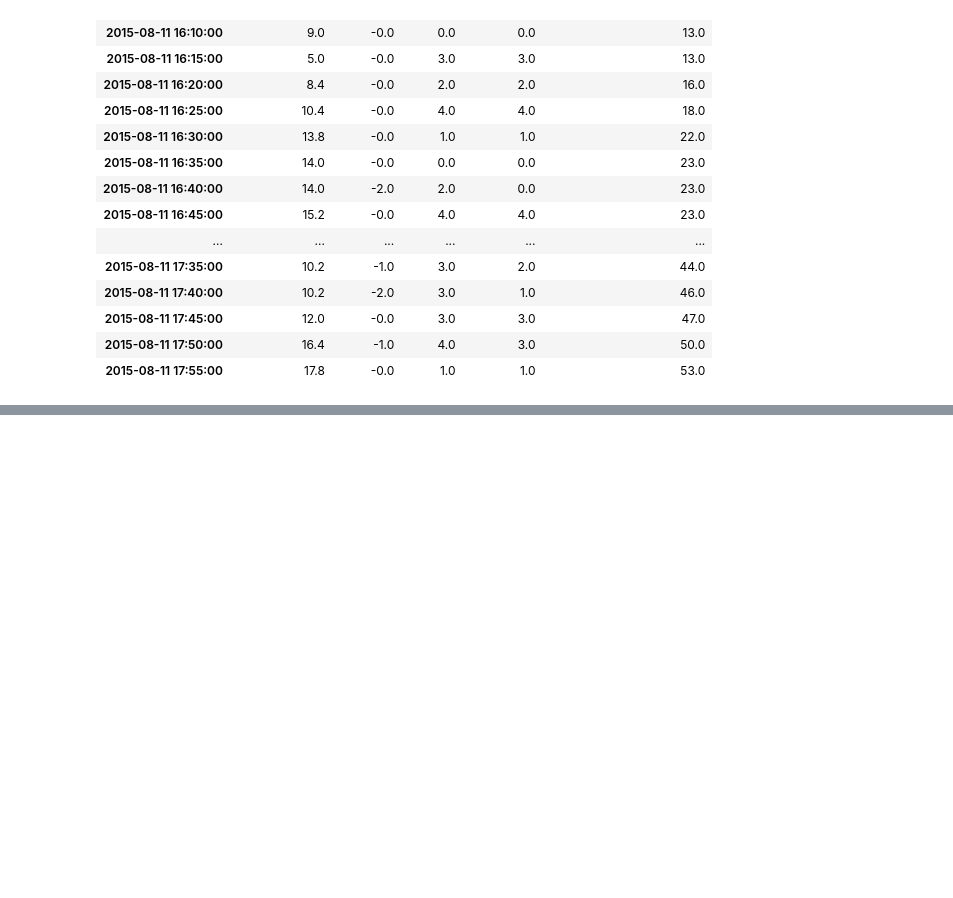
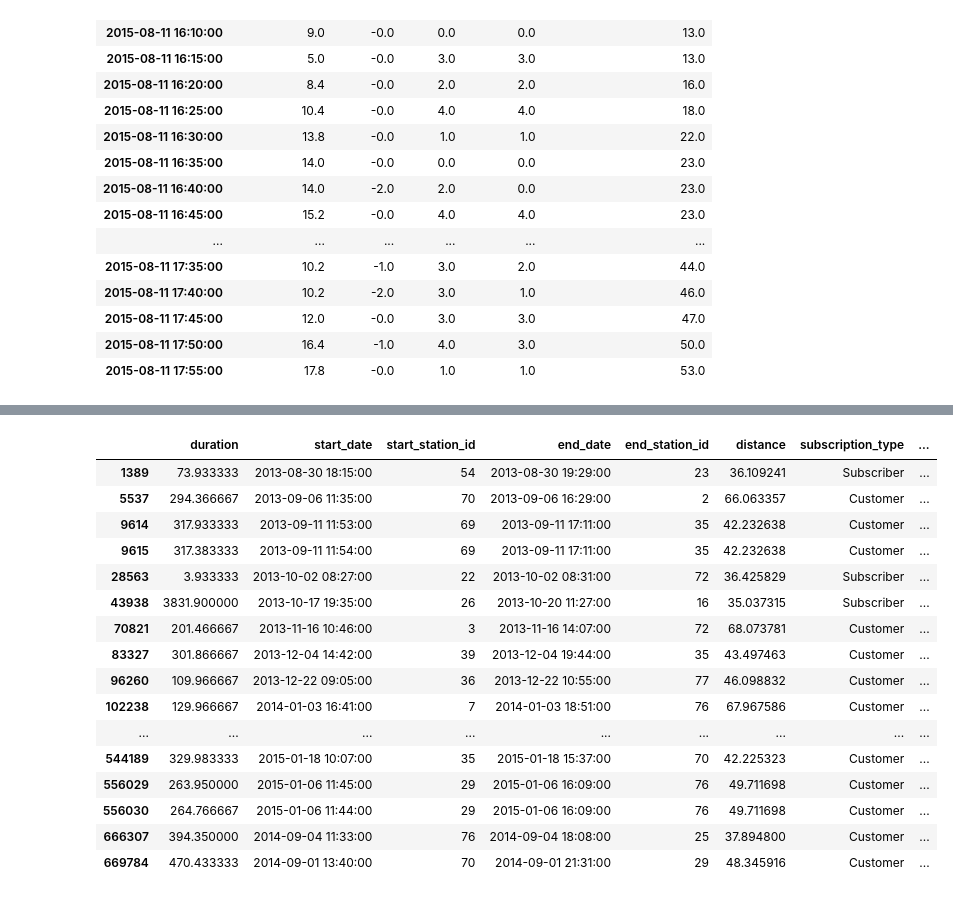
Before and after one commit to LorenzoOttino/Spatio-temporal-data-analysis, a Jupyter notebook: SFbay bike sharing/Preliminary analysis/Exploration_trip.ipynb, the cells around one changed output, grey strips where cells are left out. Cells and saved outputs as stored; diff of their text form; code cells hidden in the pictures; blank space fills up the shorter version.

```diff
--- a/SFbay bike sharing/Preliminary analysis/Exploration_trip.ipynb
+++ b/SFbay bike sharing/Preliminary analysis/Exploration_trip.ipynb
@@ -544,0 +542,39 @@ both_status_df.drop('trips_bikes_available', axis=1).loc['2015-08-11 16':'2015-0
+# %%
+ntrips = trips_df[['duration', 'start_date', 'start_station_id', 'end_date', 'end_station_id', 'subscription_type']]
+# %%
+#function to retrieve distance between 2 stations
+def getDistance(station1, station2):
+    # approximate radius of earth in km
+    R = 6373.0
+    lat_a=float(station1[0])
+    lat_b=float(station2[0])
+    long_a=float(station1[1])
+    long_b=float(station2[1])
+
+    lat1=radians(lat_a)
+    lat2=radians(lat_b)
+    lon1=radians(long_a)
+    lon2=radians(long_b)
+
+    dlon = lon2 - lon1
+    dlat = lat2 - lat1
+
+    a = sin(dlat / 2)**2 + cos(lat1) * cos(lat2) * sin(dlon / 2)**2
+    c = 2 * atan2(sqrt(a), sqrt(1 - a))
+
+    distance = R * c
+    return distance
+# %%
+station_pos = {}
+kms = []
+
+for _, station in stations_df.iterrows():
+    station_pos[station['id']] = (station['lat'], station['long'])
+
+for _, trip in ntrips.iterrows():
+    kms.append(getDistance(station_pos[trip['start_station_id']], station_pos[trip['end_station_id']]))
+
+ntrips.insert(5, 'distance', kms)
+# %%
+ntrips.loc[:, ('avg_speed')] = 3600*ntrips['distance'].to_numpy()/(ntrips['duration'].to_numpy())
+ntrips.loc[:, ('duration')] = ntrips.duration.to_numpy()/60
@@ -544,0 +592,20 @@ both_status_df.drop('trips_bikes_available', axis=1).loc['2015-08-11 16':'2015-0
+# %%
+ntrips[ntrips.distance >= 20]
+# %% [output]
+|  | duration | start_date | start_station_id | end_date | end_station_id | distance | subscription_type | ... |
+| 1389 | 73.933333 | 2013-08-30 18:15:00 | 54 | 2013-08-30 19:29:00 | 23 | 36.109241 | Subscriber | ... |
+| 5537 | 294.366667 | 2013-09-06 11:35:00 | 70 | 2013-09-06 16:29:00 | 2 | 66.063357 | Customer | ... |
+| 9614 | 317.933333 | 2013-09-11 11:53:00 | 69 | 2013-09-11 17:11:00 | 35 | 42.232638 | Customer | ... |
+| 9615 | 317.383333 | 2013-09-11 11:54:00 | 69 | 2013-09-11 17:11:00 | 35 | 42.232638 | Customer | ... |
+| 28563 | 3.933333 | 2013-10-02 08:27:00 | 22 | 2013-10-02 08:31:00 | 72 | 36.425829 | Subscriber | ... |
+| 43938 | 3831.900000 | 2013-10-17 19:35:00 | 26 | 2013-10-20 11:27:00 | 16 | 35.037315 | Subscriber | ... |
+| 70821 | 201.466667 | 2013-11-16 10:46:00 | 3 | 2013-11-16 14:07:00 | 72 | 68.073781 | Customer | ... |
+| 83327 | 301.866667 | 2013-12-04 14:42:00 | 39 | 2013-12-04 19:44:00 | 35 | 43.497463 | Customer | ... |
+| 96260 | 109.966667 | 2013-12-22 09:05:00 | 36 | 2013-12-22 10:55:00 | 77 | 46.098832 | Customer | ... |
+| 102238 | 129.966667 | 2014-01-03 16:41:00 | 7 | 2014-01-03 18:51:00 | 76 | 67.967586 | Customer | ... |
+| ... | ... | ... | ... | ... | ... | ... | ... | ... |
+| 544189 | 329.983333 | 2015-01-18 10:07:00 | 35 | 2015-01-18 15:37:00 | 70 | 42.225323 | Customer | ... |
+| 556029 | 263.950000 | 2015-01-06 11:45:00 | 29 | 2015-01-06 16:09:00 | 76 | 49.711698 | Customer | ... |
+| 556030 | 264.766667 | 2015-01-06 11:44:00 | 29 | 2015-01-06 16:09:00 | 76 | 49.711698 | Customer | ... |
+| 666307 | 394.350000 | 2014-09-04 11:33:00 | 76 | 2014-09-04 18:08:00 | 25 | 37.894800 | Customer | ... |
+| 669784 | 470.433333 | 2014-09-01 13:40:00 | 70 | 2014-09-01 21:31:00 | 29 | 48.345916 | Customer | ... |
```
Also changed, not shown: parts of 8 cells of this notebook, 5 other files.
